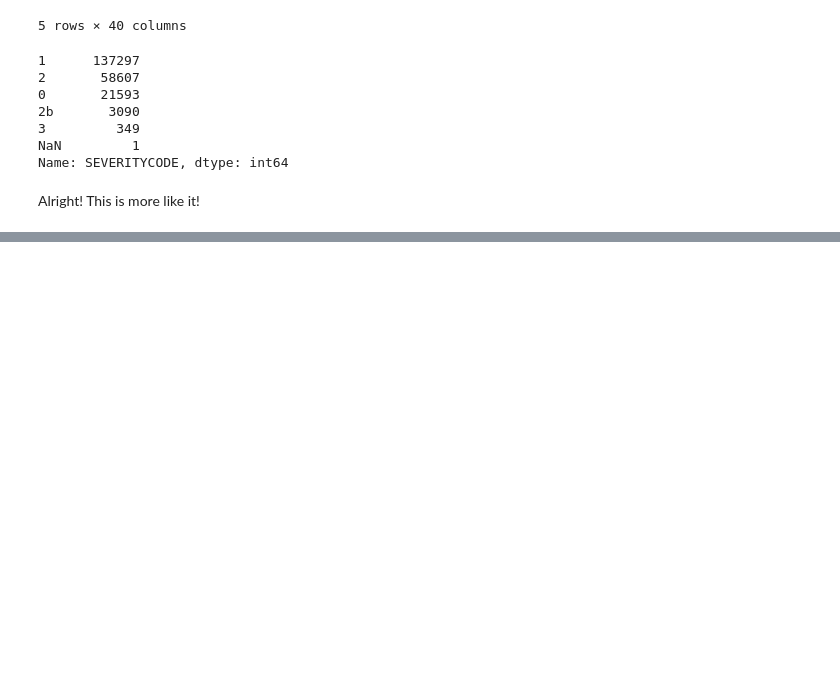
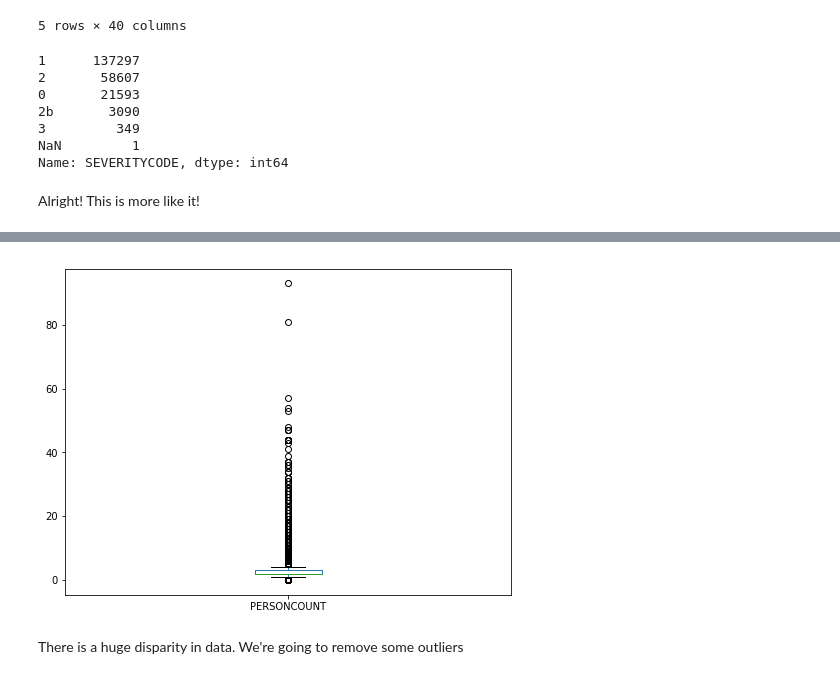
Before and after one commit to gseto28/Coursera_Capstone, a Jupyter notebook: Capstone Project - Car accident severity (Week 2).ipynb, the cells around one changed output, grey strips where cells are left out. Saved outputs shown, nothing was run; the diff lists cells and outputs as text; code cells hidden in the pictures; blank space fills up the shorter version.

```diff
--- a/Capstone Project - Car accident severity (Week 2).ipynb
+++ b/Capstone Project - Car accident severity (Week 2).ipynb
@@ -86,0 +137,3 @@ Some other attributes we may also dwell is the weather and surrounding condition
+# %%
+df_data_analyze = df_data_updated[['SEVERITYCODE', 'COLLISIONTYPE', 'PERSONCOUNT', 'PEDCOUNT', 'PEDCYLCOUNT', 'VEHCOUNT', 'JUNCTIONTYPE']]
+df_data_analyze.head()
@@ -86,0 +157,4 @@ Some other attributes we may also dwell is the weather and surrounding condition
+# %%
+df_data_analyze = df_data_analyze[df_data_analyze['SEVERITYCODE'] != '0'] # Drop any rows with 0 for severity code
+df_data_analyze.dropna(axis=0, inplace=True) # Drop any rows with NaN data
+df_data_analyze.head()
@@ -86,0 +227,3 @@ Some other attributes we may also dwell is the weather and surrounding condition
+# %%
+df_data_analyze['SEVERITYCODE'].replace('3','4', inplace=True)
+df_data_analyze['SEVERITYCODE'].replace('2b','3', inplace=True)
@@ -86,0 +238,3 @@ Some other attributes we may also dwell is the weather and surrounding condition
+# %%
+df_data_analyze['SEVERITYCODE'] = df_data_analyze['SEVERITYCODE'].astype('int') # Change type to int
+df_data_analyze['SEVERITYCODE'].dtype
@@ -86,0 +267,7 @@ Some other attributes we may also dwell is the weather and surrounding condition
+# %%
+df_data_analyze['PERSONCOUNT'].plot(kind='box', figsize=(8, 6))
+plt.show()
+# %% [output]
+[figure, added]
+# %% [markdown]
+There is a huge disparity in data. We're going to remove some outliers
```
Also changed, not shown: parts of 99 cells of this notebook.
